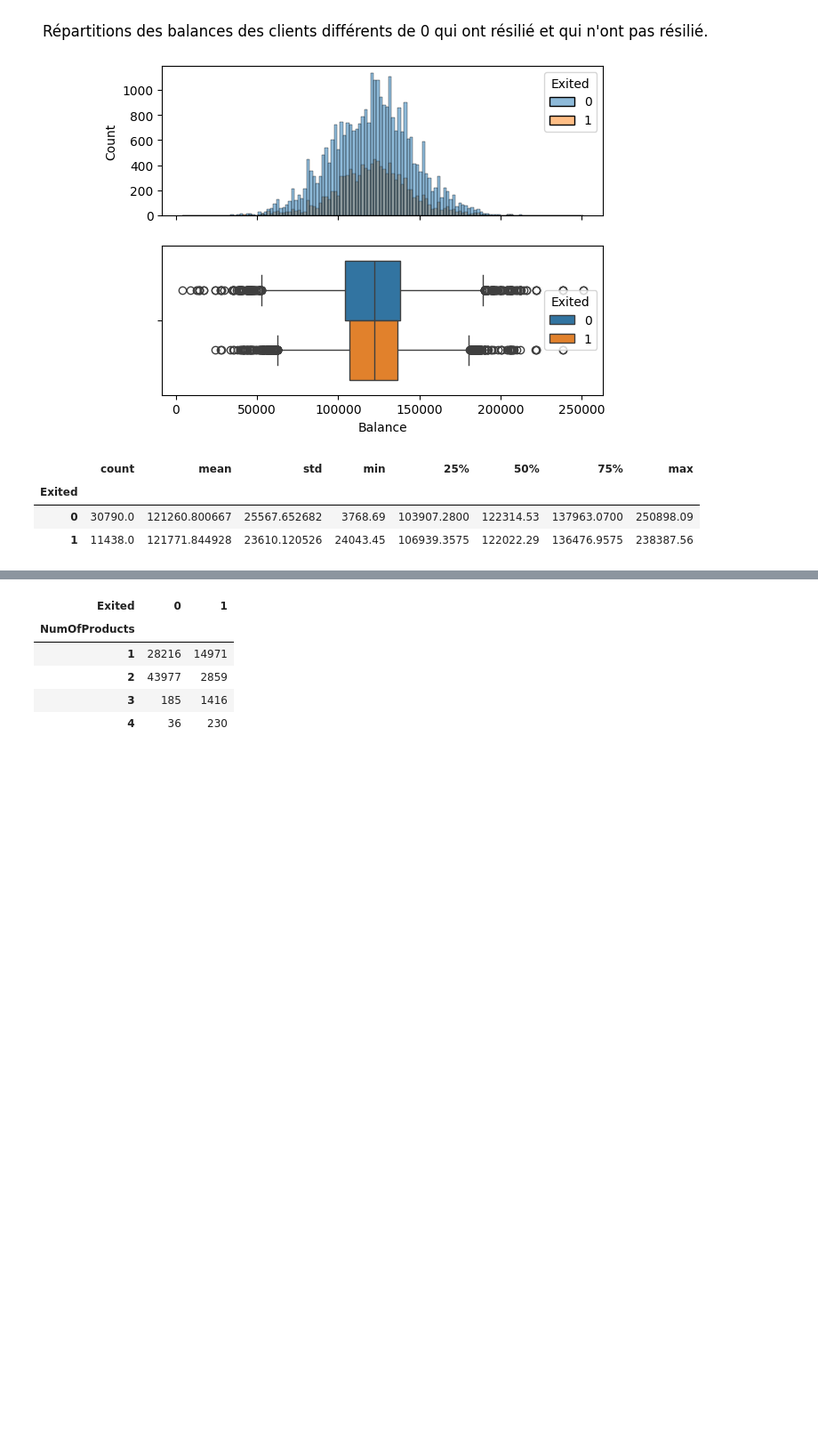
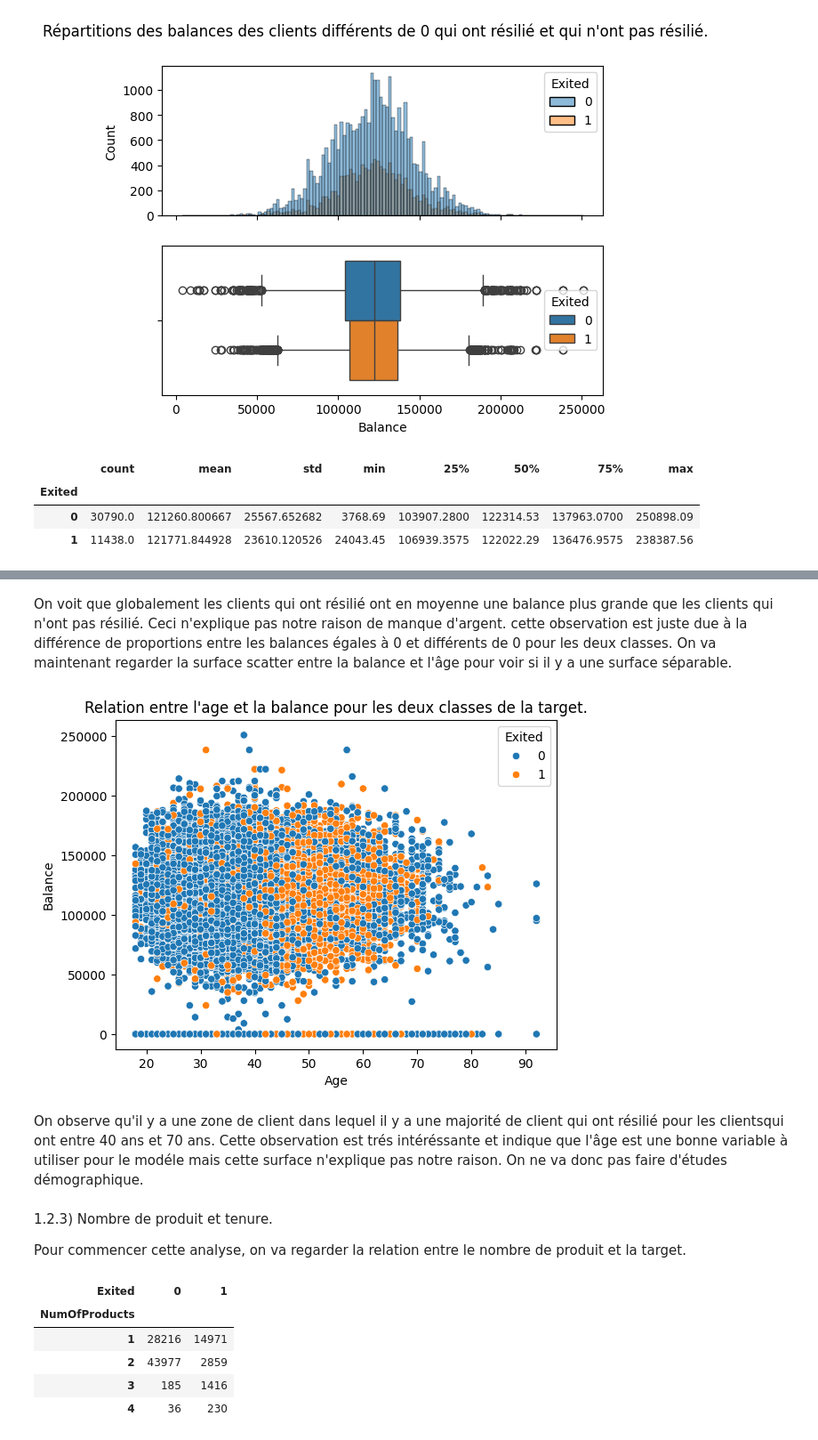
Before and after one commit to fmazur57u/Bank-churn, a Jupyter notebook: bankChurn/src/bankchurn/projet_bank_churn.ipynb, the cells around one changed output, grey strips where cells are left out. Shown at 89% size. Cells and saved outputs as stored; diff of their text form; code cells hidden in the pictures; blank space fills up the shorter version.

Commit message:
Completion de l'analyse de la premiére raison

```diff
--- a/bankChurn/src/bankchurn/projet_bank_churn.ipynb
+++ b/bankChurn/src/bankchurn/projet_bank_churn.ipynb
@@ -235,3 +265,17 @@ Pour commencer cette analyse, on va regarder la relation entre le nombre de prod
+# %% [markdown]
+On voit que globalement les clients qui ont résilié ont en moyenne une balance plus grande que les clients qui n'ont pas résilié. Ceci n'explique pas notre raison de manque d'argent. cette observation est juste due à la différence de proportions entre les balances égales à 0 et différents de 0 pour les deux classes. On va maintenant regarder la surface scatter entre la balance et l'âge pour voir si il y a une surface séparable.
+# %%
+sns.scatterplot(data=observation_set, x="Age", y="Balance", hue="Exited")
+plt.title("Relation entre l'age et la balance pour les deux classes de la target.")
+plt.show()
+# %% [output]
+[figure, added]
+# %% [markdown]
+On observe qu'il y a une zone de client dans lequel il y a une majorité de client qui ont résilié pour les clientsqui ont entre 40 ans et 70 ans. Cette observation est trés intéréssante et indique que l'âge est une bonne variable à utiliser pour le modéle mais cette surface n'explique pas notre raison. On ne va donc pas faire d'études démographique.
+# %% [markdown]
+1.2.3) Nombre de produit et tenure.
+
+Pour commencer cette analyse, on va regarder la relation entre le nombre de produit et la target.
 # %%
 pd.crosstab(observation_set["NumOfProducts"], observation_set["Exited"])
 # %% [output]
```
Also changed, not shown: parts of 6 cells of this notebook.
